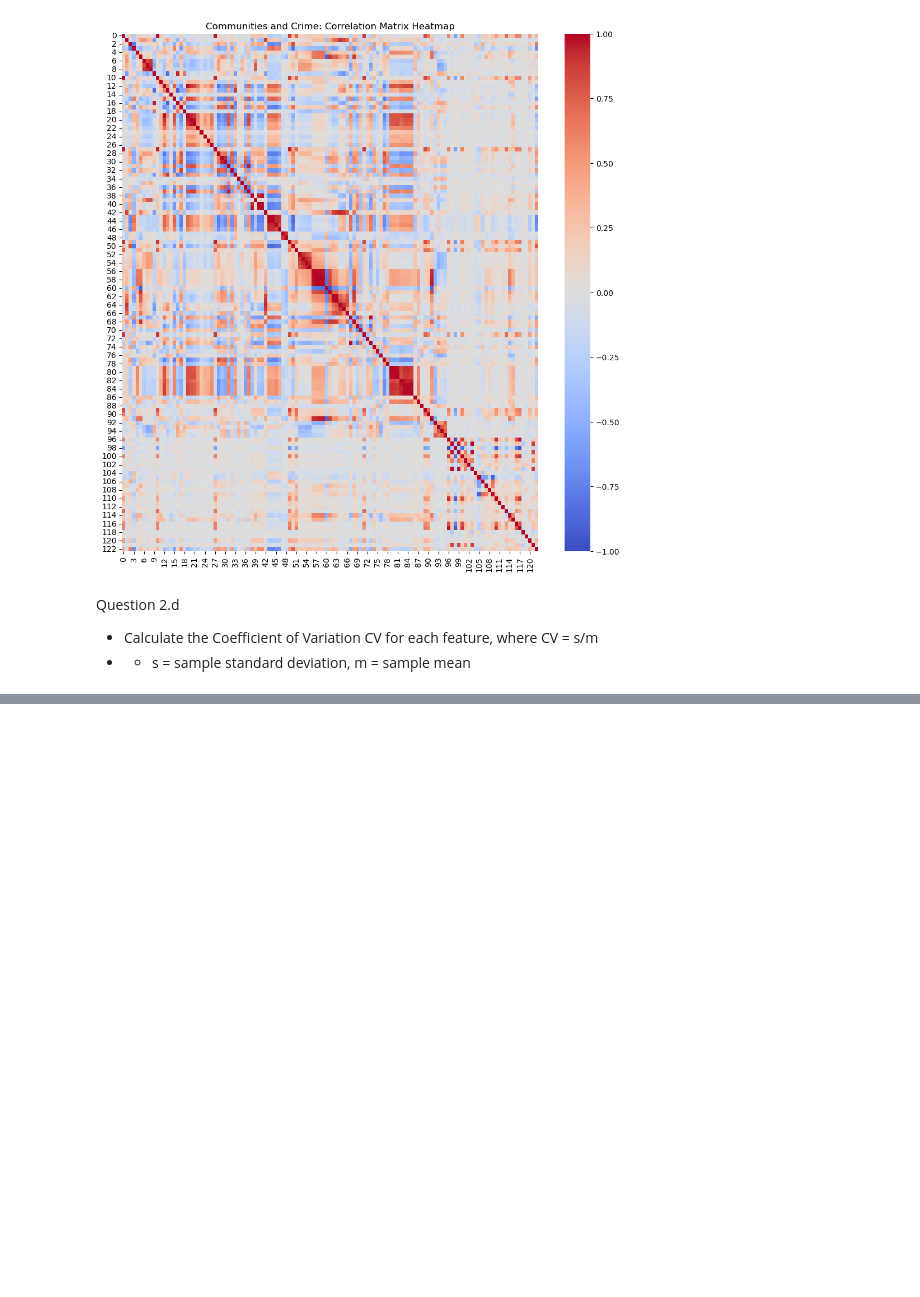
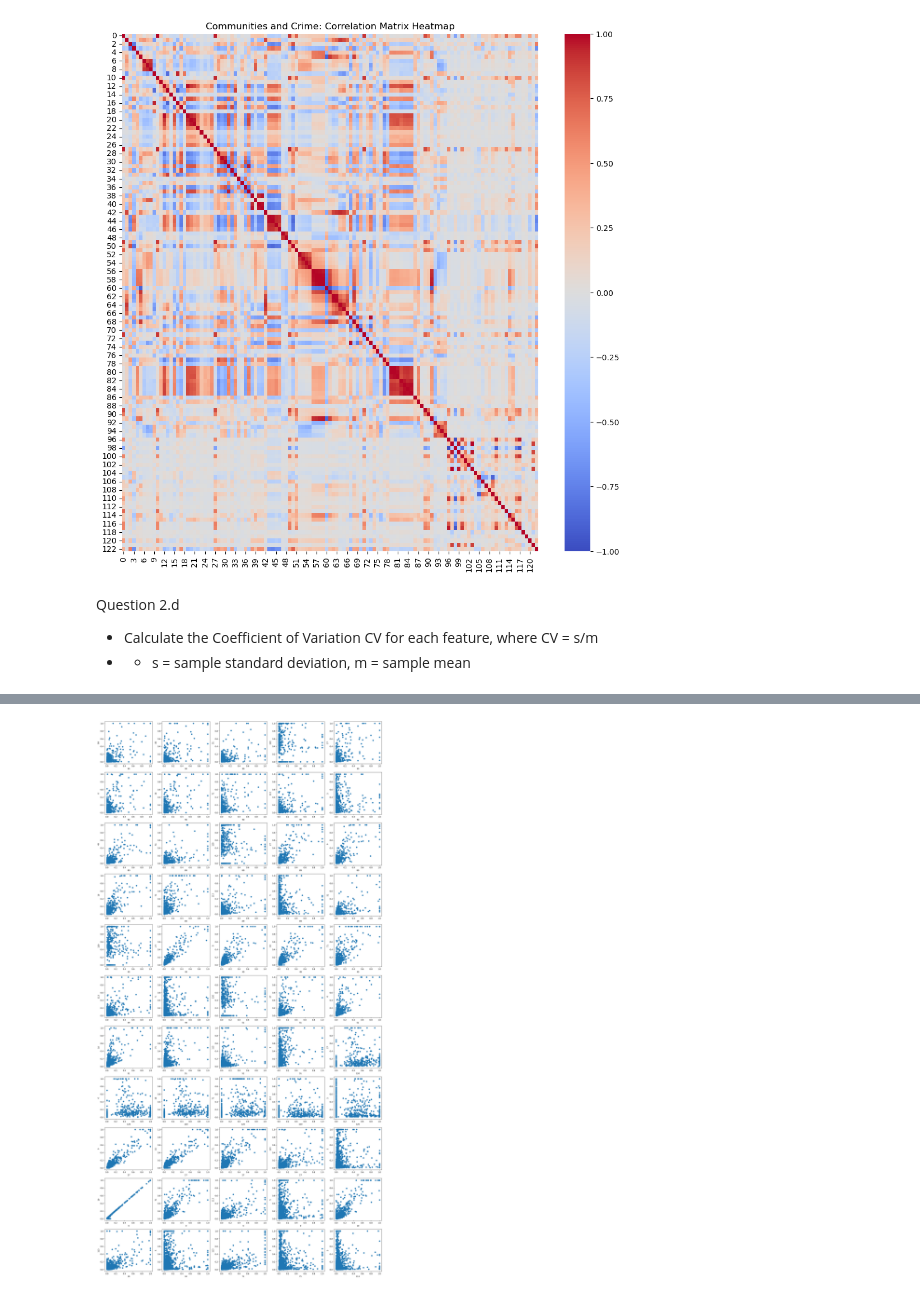
Before and after one commit to brynndafoe02/dsci552_summer2026, a Jupyter notebook: Dafoe_Brynn_HW5/notebook/Dafoe_Brynn_HW5.ipynb, the cells around one changed output, grey strips where cells are left out. Cells and saved outputs as stored; diff of their text form; code cells hidden in the pictures; blank space fills up the shorter version.

```diff
--- a/Dafoe_Brynn_HW5/notebook/Dafoe_Brynn_HW5.ipynb
+++ b/Dafoe_Brynn_HW5/notebook/Dafoe_Brynn_HW5.ipynb
@@ -283,0 +290,4 @@ coeff_var_df = pd.DataFrame({"StdDev" : cdf_stddev, "Mean" : cdf_mean, "CV" : cd
+# %%
+num_feats_highest_cv = math.floor(math.sqrt(128))
+feats_highest_cv = coeff_var_df.sort_values(ascending=False, by="CV").head(num_feats_highest_cv)
+print(feats_highest_cv)
@@ -283,0 +307,20 @@ coeff_var_df = pd.DataFrame({"StdDev" : cdf_stddev, "Mean" : cdf_mean, "CV" : cd
+# %%
+# SCATTER PLOTS
+fig, axes = plt.subplots(11, 5, figsize=(25, 50))
+axes = axes.flatten()
+
+feats_highest_cv_index = feats_highest_cv.index
+
+diff_plot_num = 0 # to make it so that they don't all print over same plot
+for first_feat in range(len(feats_highest_cv_index)):
+    for second_feat in range(first_feat + 1, len(feats_highest_cv_index)):
+        x_axis = feats_highest_cv_index[first_feat]
+        y_axis = feats_highest_cv_index[second_feat]
+
+        axes[diff_plot_num].scatter(c_df[x_axis], c_df[y_axis])
+        axes[diff_plot_num].set_xlabel(x_axis)
+        axes[diff_plot_num].set_ylabel(y_axis)
+        diff_plot_num+=1
+plt.show()
+# %% [output]
+[figure, added]
```
Also changed, not shown: parts of 5 cells of this notebook.
